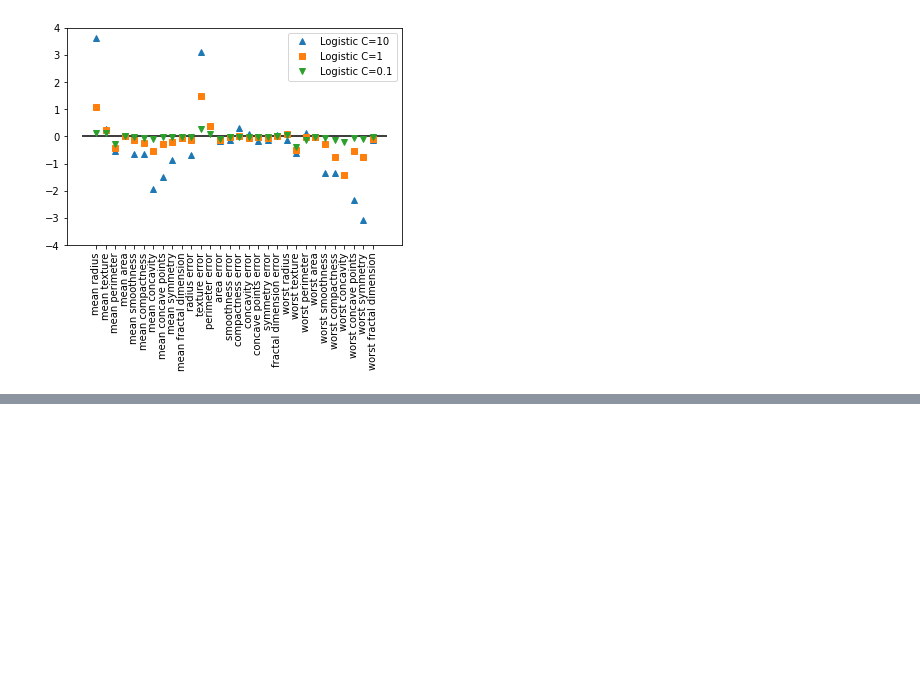
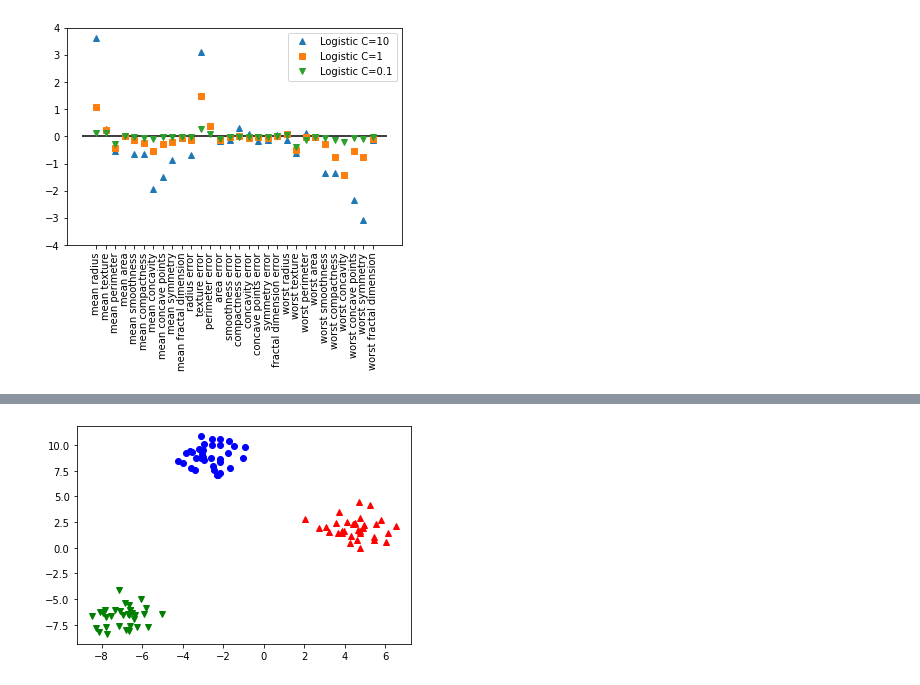
Before and after one commit to ggyuchive/MLpractice, a Jupyter notebook: Introduction to Machine Learning/Supervised_Learning(1).ipynb, the cells around one changed output, grey strips where cells are left out. Saved outputs shown, nothing was run; the diff lists cells and outputs as text; code cells hidden in the pictures; blank space fills up the shorter version.

```diff
--- a/Introduction to Machine Learning/Supervised_Learning(1).ipynb
+++ b/Introduction to Machine Learning/Supervised_Learning(1).ipynb
@@ -246,0 +261,14 @@ plt.legend()
+# %%
+from sklearn.datasets import make_blobs
+X, y = make_blobs(random_state=42)
+# %%
+# mglearn.discrete_scatter(X[:,0], X[:,1], y)
+for i in range (0, X.shape[0]):
+  if y[i]==0:
+    plt.plot(X[i][0], X[i][1], 'bo')
+  elif y[i]==1:
+    plt.plot(X[i][0], X[i][1], 'r^')
+  elif y[i]==2:
+    plt.plot(X[i][0], X[i][1], 'gv')
+# %% [output]
+[figure, added]
```
Also changed, not shown: parts of 4 cells of this notebook.
